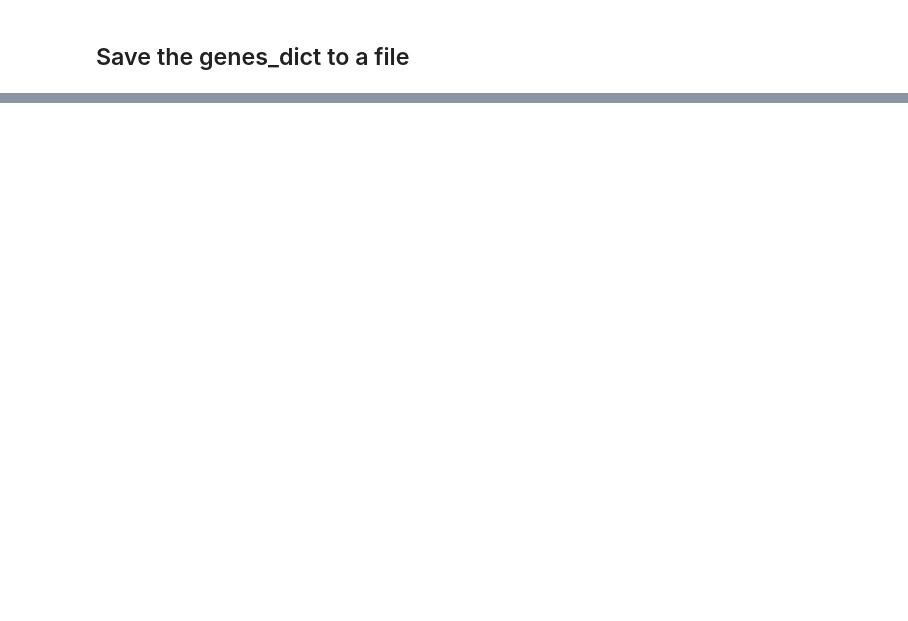
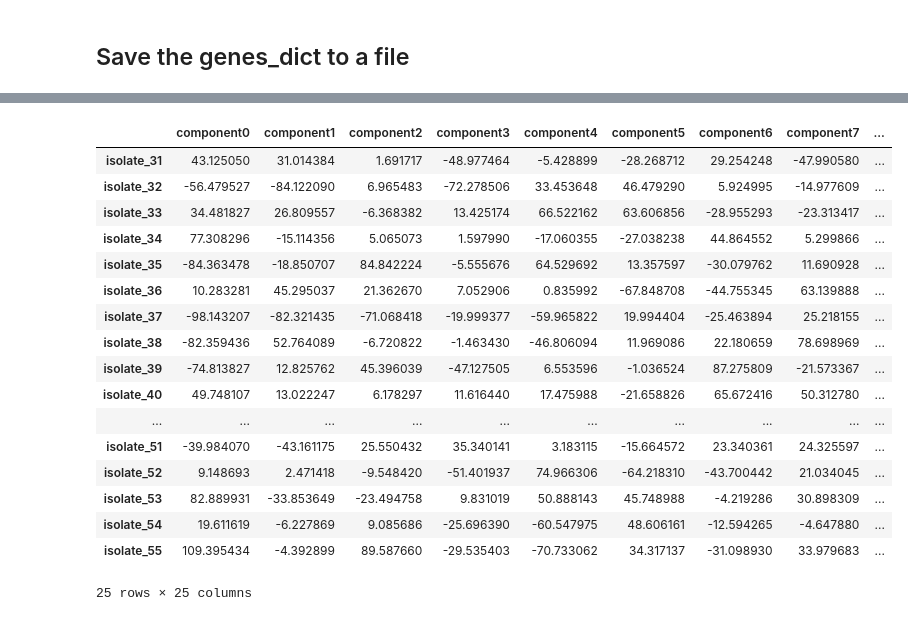
Before and after one commit to Monida/Dream_Challenge_Malaria, a Jupyter notebook: scripts/data_explore.ipynb, the cells around one changed output, grey strips where cells are left out. Drawn from its saved outputs; the diff is of its cells as text; code cells hidden in the pictures; blank space fills up the shorter version.

```diff
--- a/scripts/data_explore.ipynb
+++ b/scripts/data_explore.ipynb
@@ -852,0 +1090,3 @@ genes_df.to_csv('../data/genes_column_labels.csv')
+# %%
+X_norm=sc.fit_transform(X)
+X_norm
@@ -852,0 +1107,3 @@ genes_df.to_csv('../data/genes_column_labels.csv')
+# %%
+X_norm_test=sc.fit_transform(X_test)
+X_norm_test
@@ -852,0 +1221,4 @@ genes_df.to_csv('../data/genes_column_labels.csv')
+# %%
+pca=PCA(n_components=25, svd_solver='auto')
+# %%
+X_transformed_test=pca.fit_transform(X_norm_test)
@@ -852,0 +1265,24 @@ genes_df.to_csv('../data/genes_column_labels.csv')
+# %%
+feature_labels=['component'+ str(i) for i in range(25)]
+X_Alltest_PCA_30=pd.DataFrame(X_transformed_test,columns=feature_labels)
+X_Alltest_PCA_30.index=isolates_list_test
+X_Alltest_PCA_30
+# %% [output]
+|  | component0 | component1 | component2 | component3 | component4 | component5 | component6 | component7 | ... |
+| isolate_31 | 43.125050 | 31.014384 | 1.691717 | -48.977464 | -5.428899 | -28.268712 | 29.254248 | -47.990580 | ... |
+| isolate_32 | -56.479527 | -84.122090 | 6.965483 | -72.278506 | 33.453648 | 46.479290 | 5.924995 | -14.977609 | ... |
+| isolate_33 | 34.481827 | 26.809557 | -6.368382 | 13.425174 | 66.522162 | 63.606856 | -28.955293 | -23.313417 | ... |
+| isolate_34 | 77.308296 | -15.114356 | 5.065073 | 1.597990 | -17.060355 | -27.038238 | 44.864552 | 5.299866 | ... |
+| isolate_35 | -84.363478 | -18.850707 | 84.842224 | -5.555676 | 64.529692 | 13.357597 | -30.079762 | 11.690928 | ... |
+| isolate_36 | 10.283281 | 45.295037 | 21.362670 | 7.052906 | 0.835992 | -67.848708 | -44.755345 | 63.139888 | ... |
+| isolate_37 | -98.143207 | -82.321435 | -71.068418 | -19.999377 | -59.965822 | 19.994404 | -25.463894 | 25.218155 | ... |
+| isolate_38 | -82.359436 | 52.764089 | -6.720822 | -1.463430 | -46.806094 | 11.969086 | 22.180659 | 78.698969 | ... |
+| isolate_39 | -74.813827 | 12.825762 | 45.396039 | -47.127505 | 6.553596 | -1.036524 | 87.275809 | -21.573367 | ... |
+| isolate_40 | 49.748107 | 13.022247 | 6.178297 | 11.616440 | 17.475988 | -21.658826 | 65.672416 | 50.312780 | ... |
+| ... | ... | ... | ... | ... | ... | ... | ... | ... | ... |
+| isolate_51 | -39.984070 | -43.161175 | 25.550432 | 35.340141 | 3.183115 | -15.664572 | 23.340361 | 24.325597 | ... |
+| isolate_52 | 9.148693 | 2.471418 | -9.548420 | -51.401937 | 74.966306 | -64.218310 | -43.700442 | 21.034045 | ... |
+| isolate_53 | 82.889931 | -33.853649 | -23.494758 | 9.831019 | 50.888143 | 45.748988 | -4.219286 | 30.898309 | ... |
+| isolate_54 | 19.611619 | -6.227869 | 9.085686 | -25.696390 | -60.547975 | 48.606161 | -12.594265 | -4.647880 | ... |
+| isolate_55 | 109.395434 | -4.392899 | 89.587660 | -29.535403 | -70.733062 | 34.317137 | -31.098930 | 33.979683 | ... |
+25 rows × 25 columns
```
Also changed, not shown: parts of 70 cells of this notebook, 12 other files.
